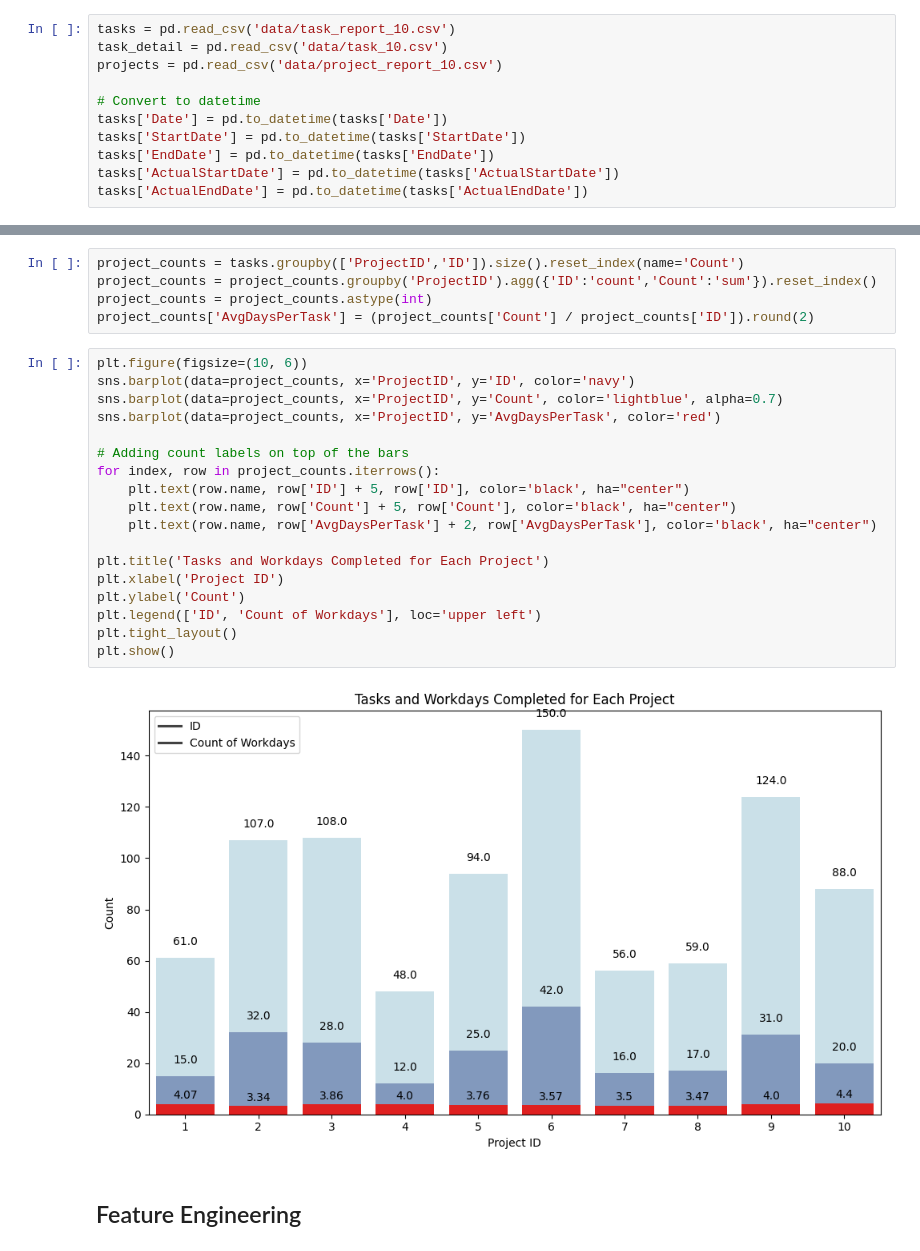
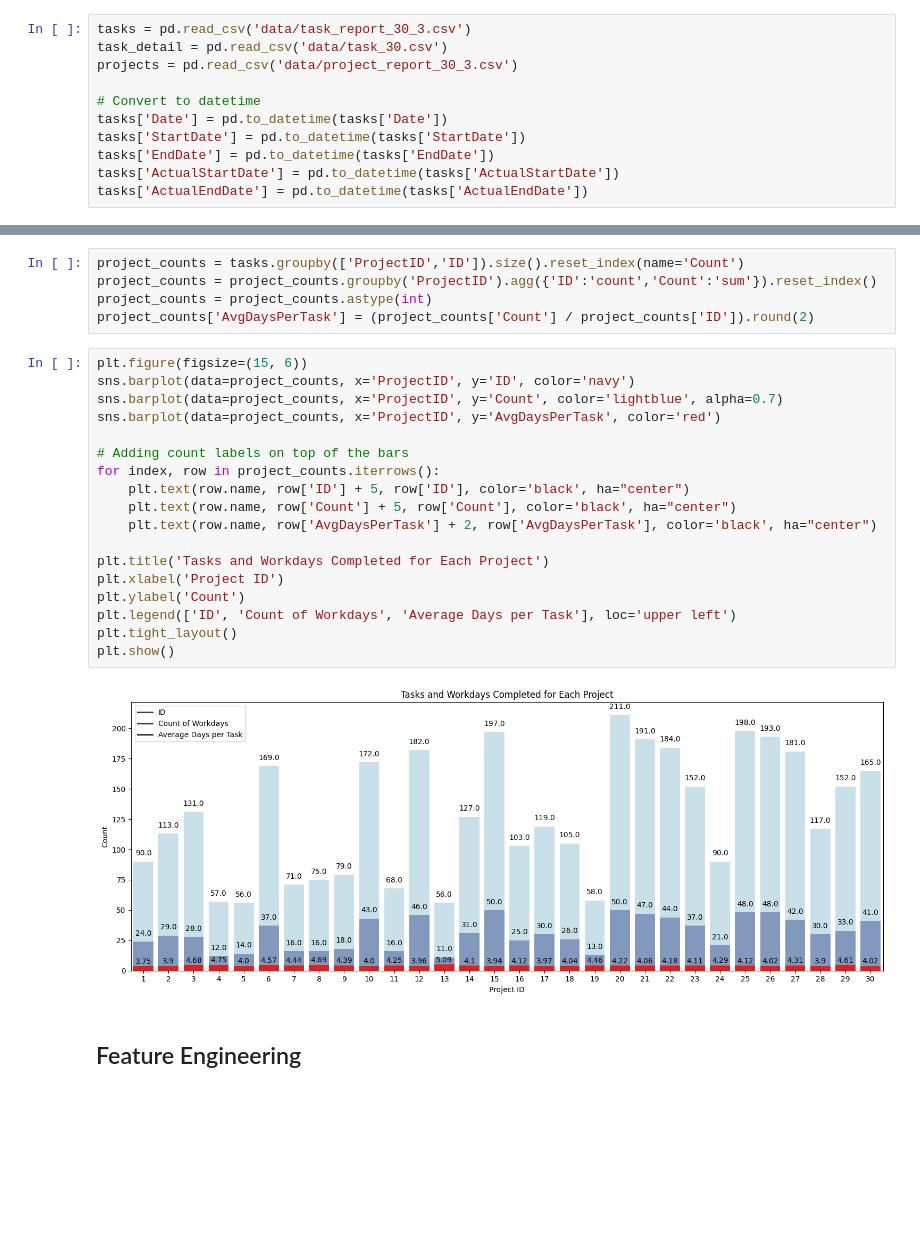
Before and after one commit to radicu/method, a Jupyter notebook: notebook.ipynb, the cells around one changed output, grey strips where cells are left out. Drawn from its saved outputs; the diff is of its cells as text; blank space fills up the shorter version.

```diff
--- a/notebook.ipynb
+++ b/notebook.ipynb
@@ -12,9 +12,9 @@ from sklearn.metrics import mean_squared_error, mean_absolute_error
 # %% [markdown]
 ## Read Data
 # %%
-tasks = pd.read_csv('data/task_report_10.csv')
-task_detail = pd.read_csv('data/task_10.csv')
-projects = pd.read_csv('data/project_report_10.csv')
+tasks = pd.read_csv('data/task_report_30_3.csv')
+task_detail = pd.read_csv('data/task_30.csv')
+projects = pd.read_csv('data/project_report_30_3.csv')
 
 # Convert to datetime
 tasks['Date'] = pd.to_datetime(tasks['Date'])
@@ -54,25 +57,25 @@ project_counts = project_counts.groupby('ProjectID').agg({'ID':'count','Count':'
 project_counts = project_counts.astype(int)
 project_counts['AvgDaysPerTask'] = (project_counts['Count'] / project_counts['ID']).round(2)
 # %%
-plt.figure(figsize=(10, 6))
+plt.figure(figsize=(15, 6))
 sns.barplot(data=project_counts, x='ProjectID', y='ID', color='navy')
 sns.barplot(data=project_counts, x='ProjectID', y='Count', color='lightblue', alpha=0.7)
 sns.barplot(data=project_counts, x='ProjectID', y='AvgDaysPerTask', color='red')
 
 # Adding count labels on top of the bars
 for index, row in project_counts.iterrows():
     plt.text(row.name, row['ID'] + 5, row['ID'], color='black', ha="center")
     plt.text(row.name, row['Count'] + 5, row['Count'], color='black', ha="center")
     plt.text(row.name, row['AvgDaysPerTask'] + 2, row['AvgDaysPerTask'], color='black', ha="center")
 
 plt.title('Tasks and Workdays Completed for Each Project')
 plt.xlabel('Project ID')
 plt.ylabel('Count')
-plt.legend(['ID', 'Count of Workdays'], loc='upper left')
+plt.legend(['ID', 'Count of Workdays', 'Average Days per Task'], loc='upper left')
 plt.tight_layout()
 plt.show()
 # %% [output]
-[figure, old version]
+[figure, new version]
 # %% [markdown]
 ## Feature Engineering
 # %%
```
Also changed, not shown: parts of 10 cells of this notebook, 5 other files.
